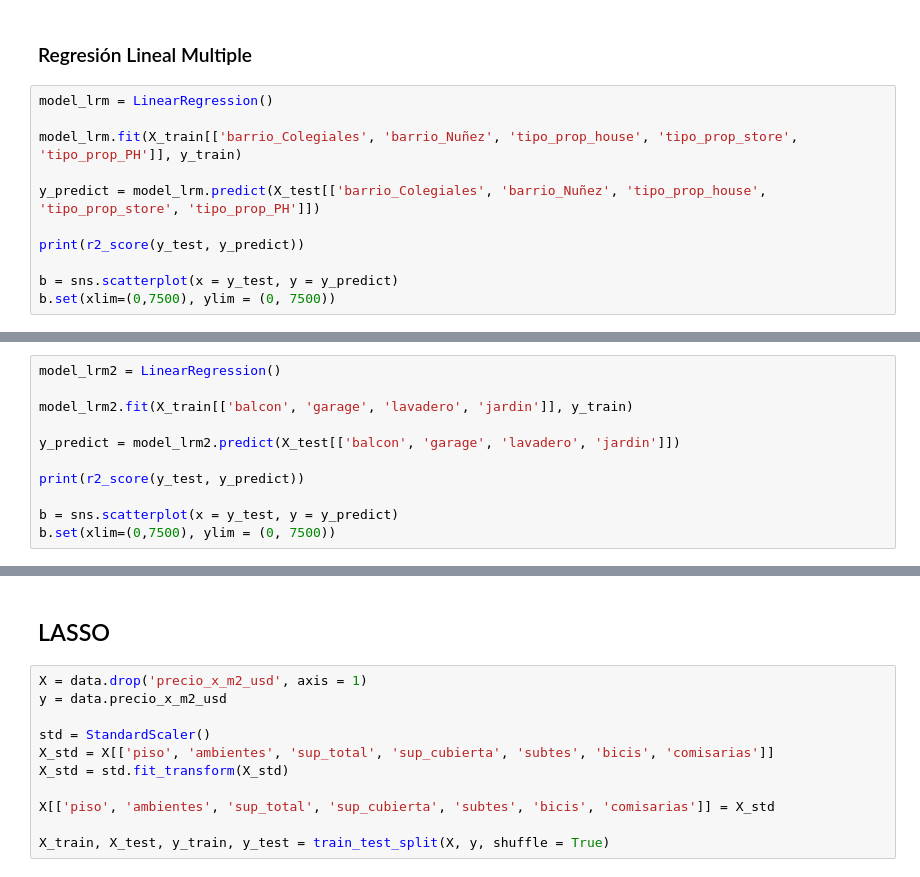
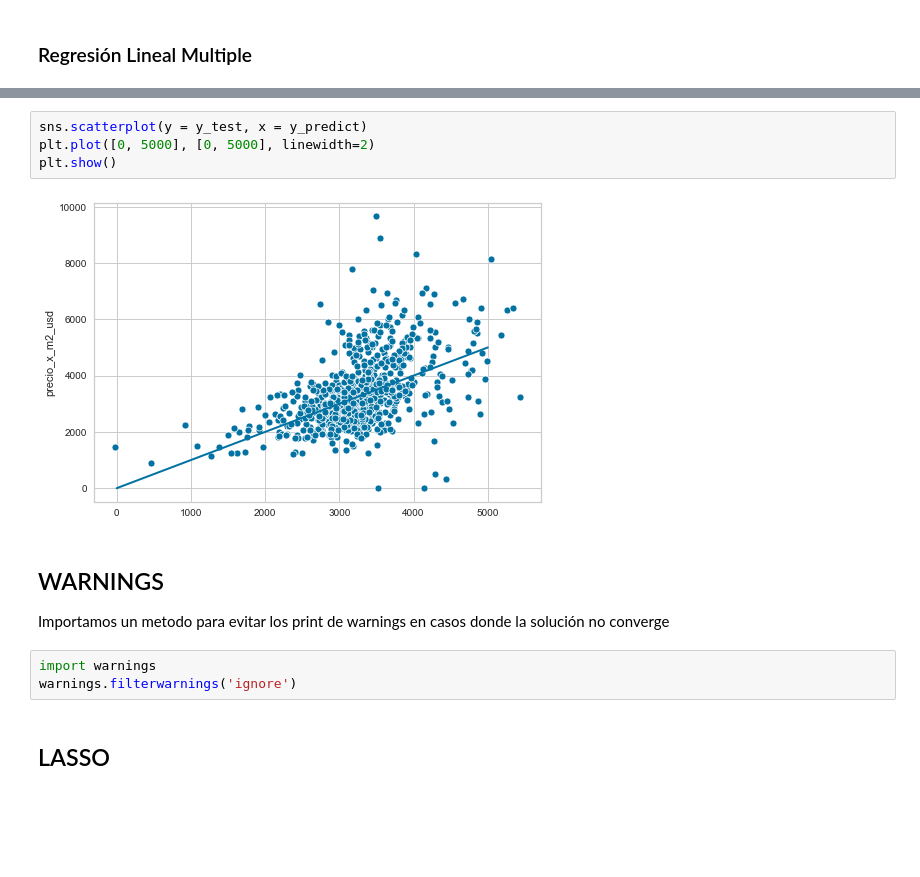
Before and after one commit to franfasan1/DG_G8_desfio2, a Jupyter notebook: notebook_desafio.ipynb, the cells around one changed output, grey strips where cells are left out. Drawn from its saved outputs; the diff is of its cells as text; blank space fills up the shorter version.

```diff
--- a/notebook_desafio.ipynb
+++ b/notebook_desafio.ipynb
@@ -130,13 +165,2 @@ sns.scatterplot(y = y, x = X.sup_total)
 # %% [markdown]
 ### Regresión Lineal Multiple
-# %%
-model_lrm = LinearRegression()
-
-model_lrm.fit(X_train[['barrio_Colegiales', 'barrio_Nuñez', 'tipo_prop_house', 'tipo_prop_store', 'tipo_prop_PH']], y_train)
-
-y_predict = model_lrm.predict(X_test[['barrio_Colegiales', 'barrio_Nuñez', 'tipo_prop_house', 'tipo_prop_store', 'tipo_prop_PH']])
-
-print(r2_score(y_test, y_predict))
-
-b = sns.scatterplot(x = y_test, y = y_predict)
-b.set(xlim=(0,7500), ylim = (0, 7500))
@@ -147,11 +166,0 @@ b.set(xlim=(0,7500), ylim = (0, 7500))
-# %%
-model_lrm2 = LinearRegression()
-
-model_lrm2.fit(X_train[['balcon', 'garage', 'lavadero', 'jardin']], y_train)
-
-y_predict = model_lrm2.predict(X_test[['balcon', 'garage', 'lavadero', 'jardin']])
-
-print(r2_score(y_test, y_predict))
-
-b = sns.scatterplot(x = y_test, y = y_predict)
-b.set(xlim=(0,7500), ylim = (0, 7500))
@@ -179,13 +181,15 @@ b.set(xlim=(0,7500), ylim = (0, 7500))
+# %%
+sns.scatterplot(y = y_test, x = y_predict)
+plt.plot([0, 5000], [0, 5000], linewidth=2)
+plt.show()
+# %% [output]
+[figure, added]
+# %% [markdown]
+## WARNINGS
+
+Importamos un metodo para evitar los print de warnings en casos donde la solución no converge
+# %%
+import warnings
+warnings.filterwarnings('ignore')
 # %% [markdown]
 ## LASSO
-# %%
-X = data.drop('precio_x_m2_usd', axis = 1)
-y = data.precio_x_m2_usd
-
-std = StandardScaler()
-X_std = X[['piso', 'ambientes', 'sup_total', 'sup_cubierta', 'subtes', 'bicis', 'comisarias']]
-X_std = std.fit_transform(X_std)
-
-X[['piso', 'ambientes', 'sup_total', 'sup_cubierta', 'subtes', 'bicis', 'comisarias']] = X_std
-
-X_train, X_test, y_train, y_test = train_test_split(X, y, shuffle = True)
```
Also changed, not shown: parts of 30 cells of this notebook.
